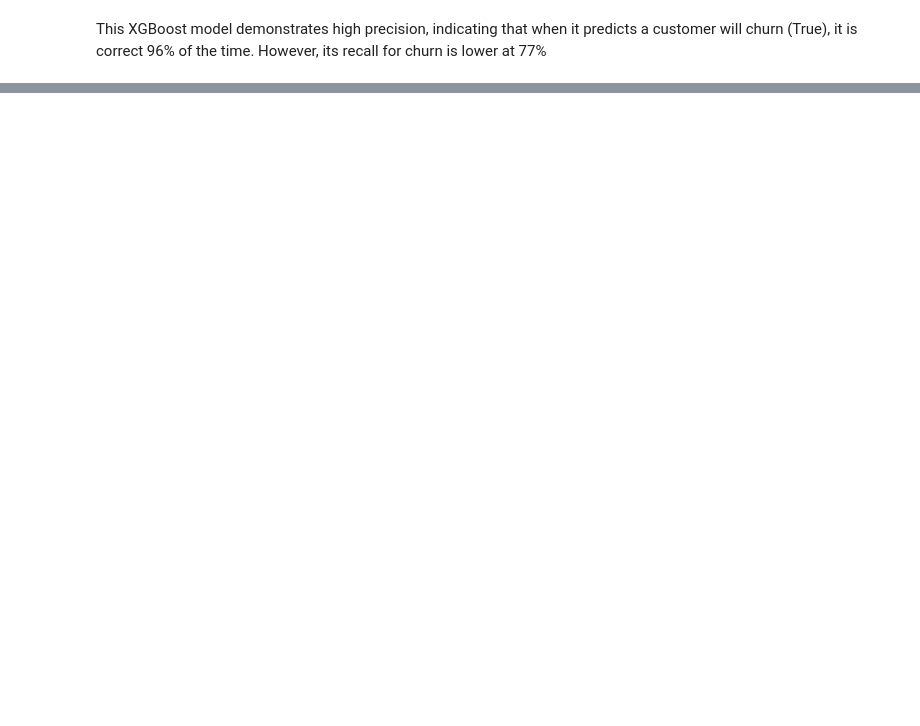
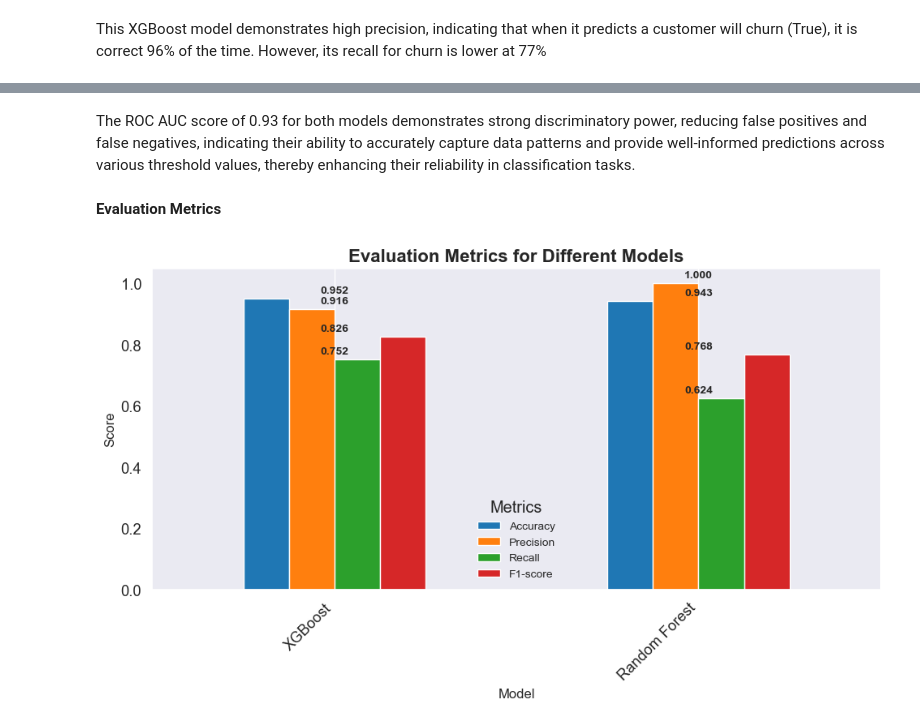
Before and after one commit to EMARIUS98/Project-3, a Jupyter notebook: project 3 .ipynb, the cells around one changed output, grey strips where cells are left out. Saved outputs shown, nothing was run; the diff lists cells and outputs as text; code cells hidden in the pictures; blank space fills up the shorter version.

```diff
--- a/project 3 .ipynb
+++ b/project 3 .ipynb
@@ -790,0 +929,57 @@ We are going to select the two best performing models and tune them
+# %% [markdown]
+The ROC AUC score of 0.93 for both models demonstrates strong discriminatory power, reducing false positives and false negatives, indicating their ability to accurately capture data patterns and provide well-informed predictions across various threshold values, thereby enhancing their reliability in classification tasks.
+# %% [markdown]
+**Evaluation Metrics**
+# %%
+import matplotlib.pyplot as plt
+import pandas as pd
+from sklearn.metrics import accuracy_score, precision_score, recall_score, f1_score
+
+# Initialize dictionaries to store the evaluation metrics for each model
+evaluation_metrics = {'Model': [], 'Accuracy': [], 'Precision': [], 'Recall': [], 'F1-score': []}
+
+# Assuming "models" is a dictionary containing your tuned models (XGBoost, Gradient Boosting, Random Forest)
+for model_name, model in [('XGBoost', xgb_grid.best_estimator_), ('Random Forest', rf_grid.best_estimator_)]:
+    # Make predictions on the test set
+    y_pred = model.predict(X_test)
+
+    # Calculate evaluation metrics
+    accuracy = accuracy_score(y_test, y_pred)
+    precision = precision_score(y_test, y_pred)
+    recall = recall_score(y_test, y_pred)
+    f1 = f1_score(y_test, y_pred)
+
+    # Store evaluation metrics in the dictionary
+    evaluation_metrics['Model'].append(model_name)
+    evaluation_metrics['Accuracy'].append(accuracy)
+    evaluation_metrics['Precision'].append(precision)
+    evaluation_metrics['Recall'].append(recall)
+    evaluation_metrics['F1-score'].append(f1)
+
+# Convert the dictionary to a DataFrame
+metrics_df = pd.DataFrame(evaluation_metrics)
+
+# Plot bar graphs for each evaluation metric
+colors = ['#1f77b4', '#ff7f0e', '#2ca02c', '#d62728']  # Blue, Orange, Green, Red
+metrics_df.set_index('Model').plot(kind='bar', figsize=(10, 6), color=colors)
+plt.title('Evaluation Metrics for Different Models', fontsize=16, fontweight='bold')
+plt.ylabel('Score', fontsize=12)
+plt.xlabel('Model', fontsize=12)
+plt.xticks(rotation=45, ha='right')
+plt.legend(title='Metrics', fontsize=10)
+plt.grid(axis='y')
+
+# Annotate bars with values
+for i, model in enumerate(metrics_df['Model']):
+    plt.text(i, metrics_df.loc[i, 'Accuracy'] + 0.01, f'{metrics_df.loc[i, "Accuracy"]:.3f}', ha='center', va='bottom', fontsize=10, fontweight='bold')
+    plt.text(i, metrics_df.loc[i, 'Precision'] + 0.01, f'{metrics_df.loc[i, "Precision"]:.3f}', ha='center', va='bottom', fontsize=10, fontweight='bold')
+    plt.text(i, metrics_df.loc[i, 'Recall'] + 0.01, f'{metrics_df.loc[i, "Recall"]:.3f}', ha='center', va='bottom', fontsize=10, fontweight='bold')
+    plt.text(i, metrics_df.loc[i, 'F1-score'] + 0.01, f'{metrics_df.loc[i, "F1-score"]:.3f}', ha='center', va='bottom', fontsize=10, fontweight='bold')
+
+# Adjust layout
+plt.tight_layout()
+
+# Show plot
+plt.show()
+# %% [output]
+[figure, added]
```
Also changed, not shown: parts of 29 cells of this notebook.
